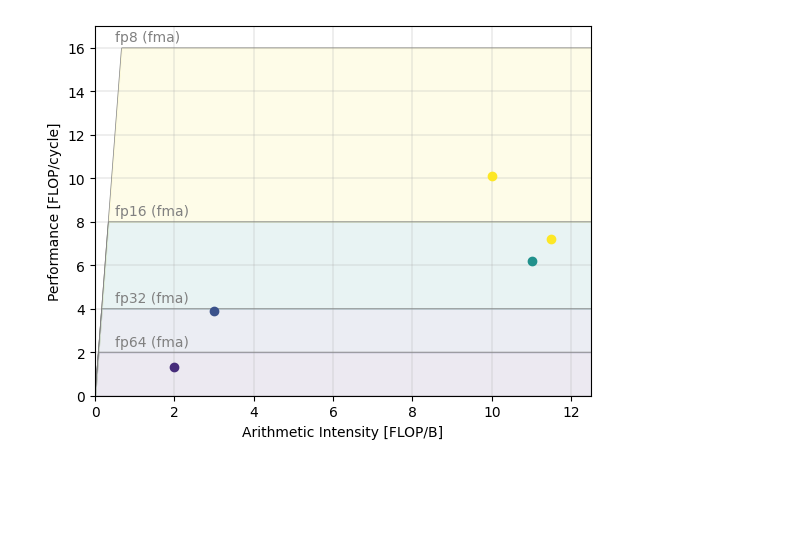
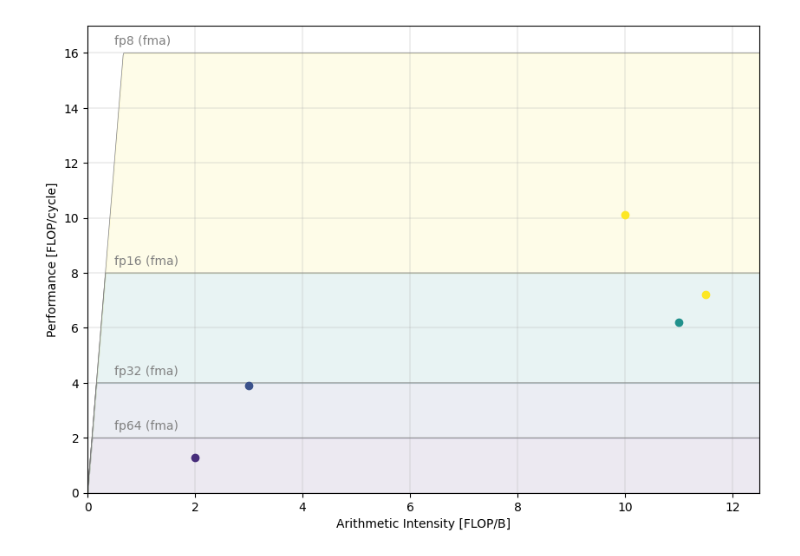
Before and after one commit to nazavode/riscv-backend-paper-plots, a Jupyter notebook: roofline.ipynb, the cells around one changed output. Drawn from its saved outputs; the diff is of its cells as text; code cells hidden in the pictures; blank space fills up the shorter version.

```diff
--- a/roofline.ipynb
+++ b/roofline.ipynb
@@ -54,6 +54,8 @@ color = {
     "fp64": cmap(norm(dtypes["fp64"])),
 }
 
+fig, ax = plt.subplots(figsize=(10, 7))
+
 # Set the range for both axes
 plt.xlim(0, benchmarks["opint"].max() + 1)
 plt.ylim(0, max(dtypes.values()) + 1)
@@ -76,31 +78,31 @@ plt.text(0.5, dtypes["fp16"] + 0.3, "fp16 (fma)", color="grey", fontsize=10)
 plt.text(0.5, dtypes["fp8"] + 0.3, "fp8 (fma)", color="grey", fontsize=10)
 
 # Fill the areas between the rooflines with different colors
 plt.fill_between(x, 0, y["fp64"], color=color["fp64"], alpha=0.1)
 plt.fill_between(x, y["fp64"], y["fp32"], color=color["fp32"], alpha=0.1)
 plt.fill_between(x, y["fp32"], y["fp16"], color=color["fp16"], alpha=0.1)
 plt.fill_between(x, y["fp16"], y["fp8"], color=color["fp8"], alpha=0.1)
 
 # Plot the benchmarks
 for _, row in benchmarks.iterrows():
     plt.plot(row["opint"], row["perf"], "o", color=color[row["dtype"]])
 
 # Set logarithmic scale for both axes
 # plt.xscale("log")
 # plt.yscale("log")
 
 # Add labels and titles
 plt.xlabel("Arithmetic Intensity [FLOP/B]")
 plt.ylabel("Performance [FLOP/cycle]")
 # plt.title("Roofline Plot")
 
 # # Add legend
 # plt.legend([benchmark[0] for benchmark in benchmarks])
 
 # Show the plot
 plt.grid(True, linewidth=0.3)
 plt.savefig("images/roofline.png")
 plt.savefig("images/roofline.pdf")
 plt.show()
 # %% [output]
-[figure, old version]
+[figure, new version]
```
Also changed, not shown: 2 other files.
